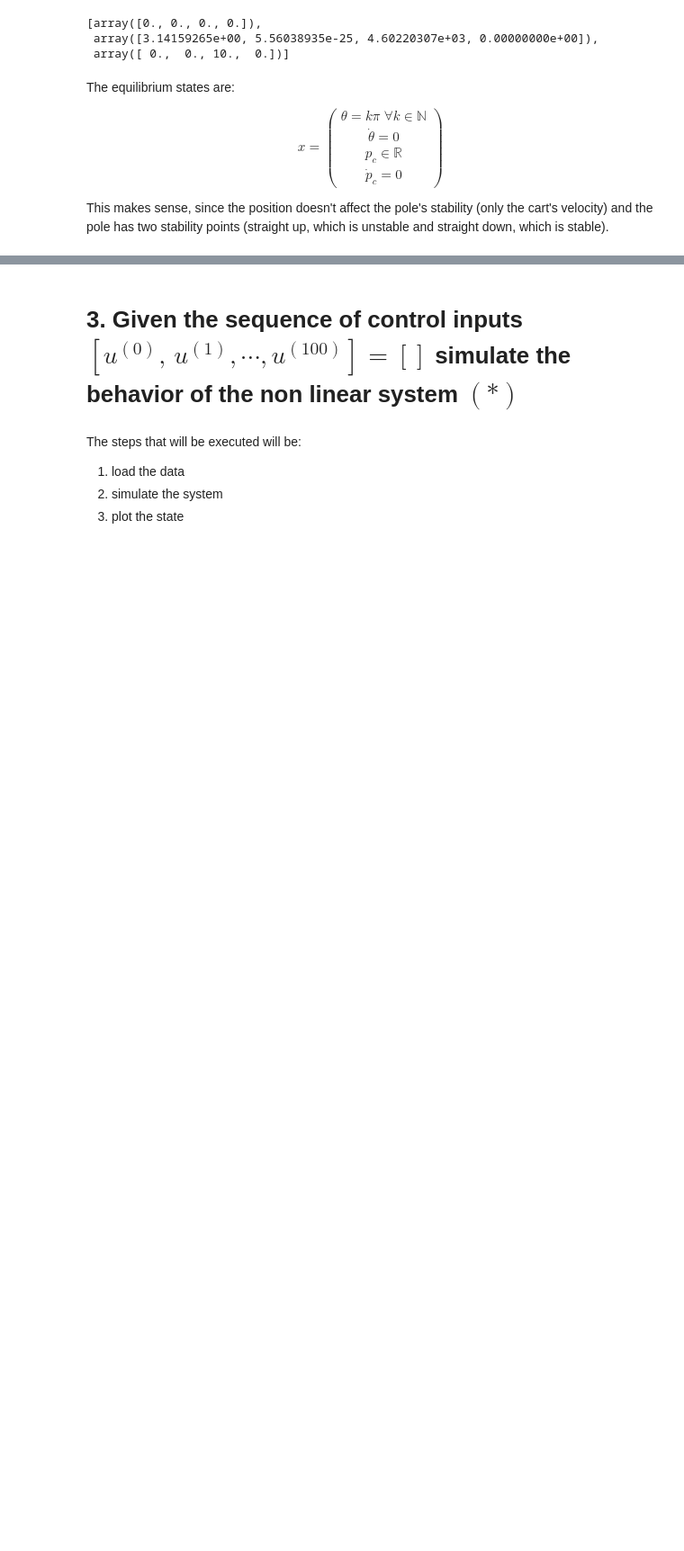
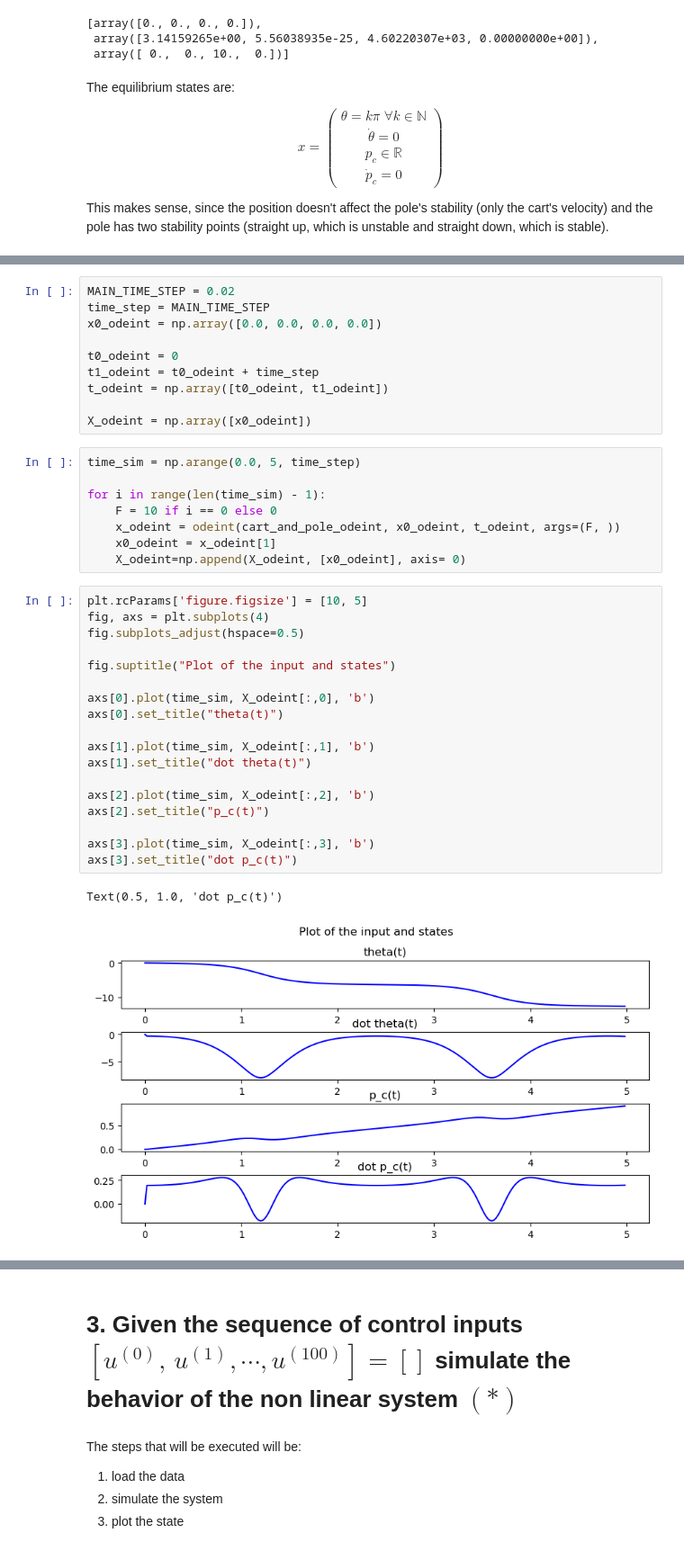
Before and after one commit to albertoZurini/magi, a Jupyter notebook: 1_anno/1_semestre/data_driven/handsonv2/HandsOn_1.ipynb, the cells around one changed output, grey strips where cells are left out. Shown at 90% size. Cells and saved outputs as stored; diff of their text form; blank space fills up the shorter version.

```diff
--- a/1_anno/1_semestre/data_driven/handsonv2/HandsOn_1.ipynb
+++ b/1_anno/1_semestre/data_driven/handsonv2/HandsOn_1.ipynb
@@ -115,0 +122,39 @@ array([-1.97006957e-20,  3.50455575e-32, -3.79463759e+02,  0.00000000e+00])
+# %%
+MAIN_TIME_STEP = 0.02
+time_step = MAIN_TIME_STEP
+x0_odeint = np.array([0.0, 0.0, 0.0, 0.0])
+
+t0_odeint = 0
+t1_odeint = t0_odeint + time_step
+t_odeint = np.array([t0_odeint, t1_odeint])
+
+X_odeint = np.array([x0_odeint])
+# %%
+time_sim = np.arange(0.0, 5, time_step)
+
+for i in range(len(time_sim) - 1):
+    F = 10 if i == 0 else 0
+    x_odeint = odeint(cart_and_pole_odeint, x0_odeint, t_odeint, args=(F, ))
+    x0_odeint = x_odeint[1]
+    X_odeint=np.append(X_odeint, [x0_odeint], axis= 0)
+# %%
+plt.rcParams['figure.figsize'] = [10, 5]
+fig, axs = plt.subplots(4)
+fig.subplots_adjust(hspace=0.5)
+
+fig.suptitle("Plot of the input and states")
+
+axs[0].plot(time_sim, X_odeint[:,0], 'b')
+axs[0].set_title("theta(t)")
+
+axs[1].plot(time_sim, X_odeint[:,1], 'b')
+axs[1].set_title("dot theta(t)")
+
+axs[2].plot(time_sim, X_odeint[:,2], 'b')
+axs[2].set_title("p_c(t)")
+
+axs[3].plot(time_sim, X_odeint[:,3], 'b')
+axs[3].set_title("dot p_c(t)")
+# %% [output]
+Text(0.5, 1.0, 'dot p_c(t)')
+[figure, added]
```
Also changed, not shown: parts of 25 cells of this notebook, 6 other files.
